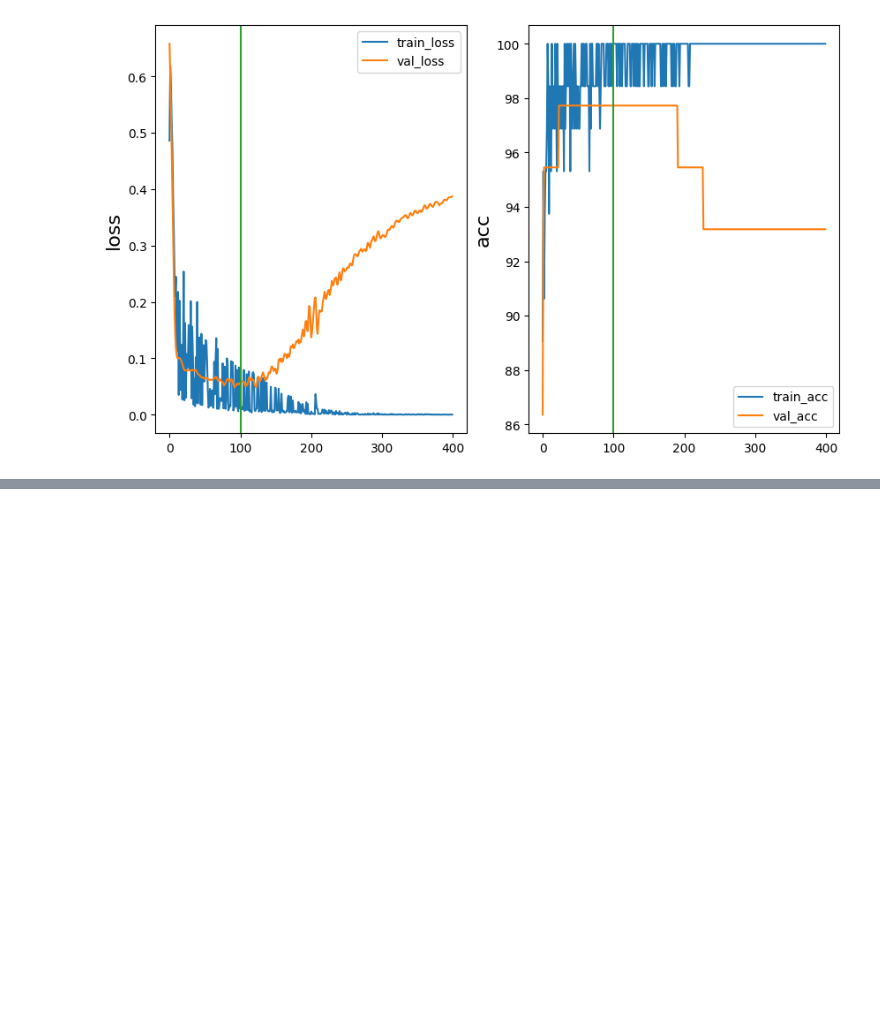
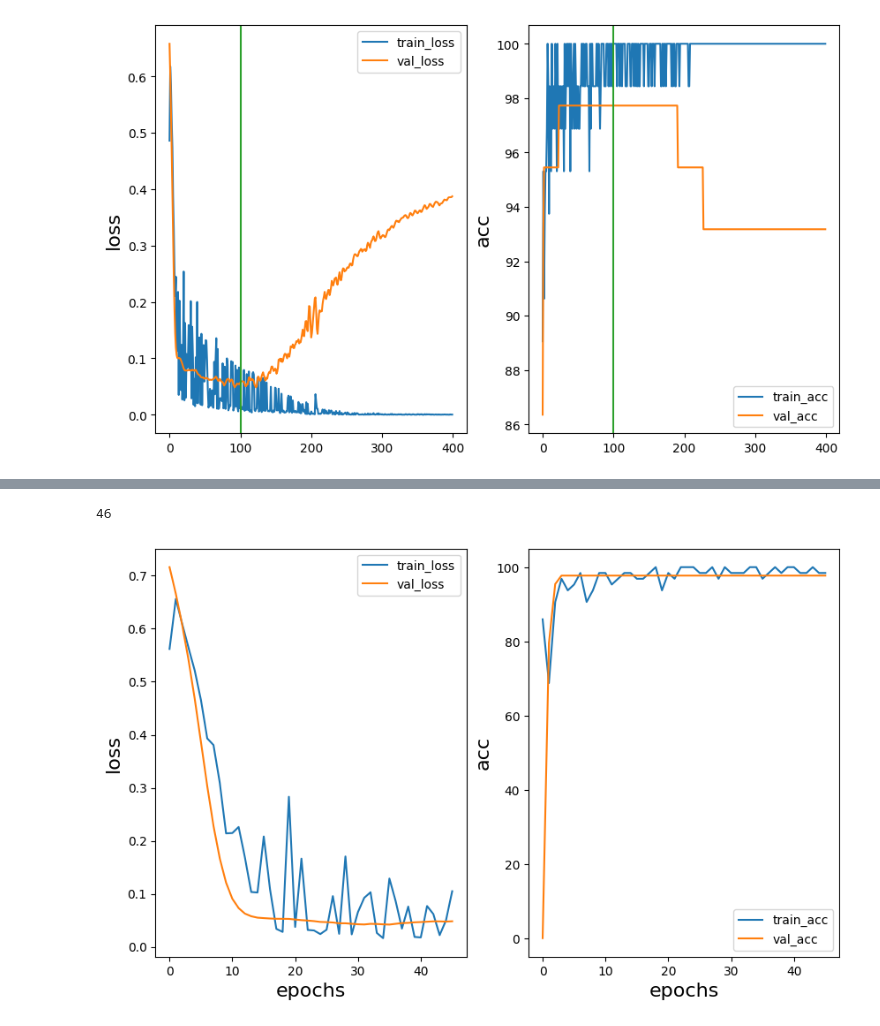
Before and after one commit to yoshimethod/bioinformatics, a Jupyter notebook: bioinformatics_pr3.ipynb, the cells around one changed output, grey strips where cells are left out. Saved outputs shown, nothing was run; the diff lists cells and outputs as text; code cells hidden in the pictures; blank space fills up the shorter version.

```diff
--- a/bioinformatics_pr3.ipynb
+++ b/bioinformatics_pr3.ipynb
@@ -454,12 +462,11 @@ class EarlyStopping:
     self.trace_func=trace_func
 
   def __call__(self, val_loss, model):
-
     score=-val_loss
     if self.best_score is None:
       self.best_score = score
       self.save_checkpoint(val_loss, model)
-    elif score < self.best_score + self.delta:
+    elif score < self.best_score + self.dalta:
       self.counter += 1
       self.trace_func(f'EarlyStopping counter: {self.counter} out of {self.patience}')
 
@@ -536,0 +558,23 @@ AttributeError: 'EarlyStopping' object has no attribute 'delta'
+# %%
+print(len(val_loss_li))
+
+fig = plt.figure(figsize=(10, 6))
+
+ax1=fig.add_subplot(121)
+ax1.set_xlabel('epochs', size=16)
+ax1.set_ylabel('loss', size=16)
+ax1.plot(train_loss_li, label='train_loss')
+ax1.plot(val_loss_li, color='#ff7f0e', label='val_loss')
+ax1.legend()
+
+ax2=fig.add_subplot(122)
+ax2.set_ylabel('acc', size=16)
+ax2.set_xlabel('epochs', size=16)
+ax2.plot(train_acc_li, label='train_acc')
+ax2.plot(val_acc_li, color='#ff7f0e', label='val_acc')
+ax2.legend()
+
+plt.show()
+# %% [output]
+46
+[figure, added]
```
Also changed, not shown: parts of 4 cells of this notebook.
